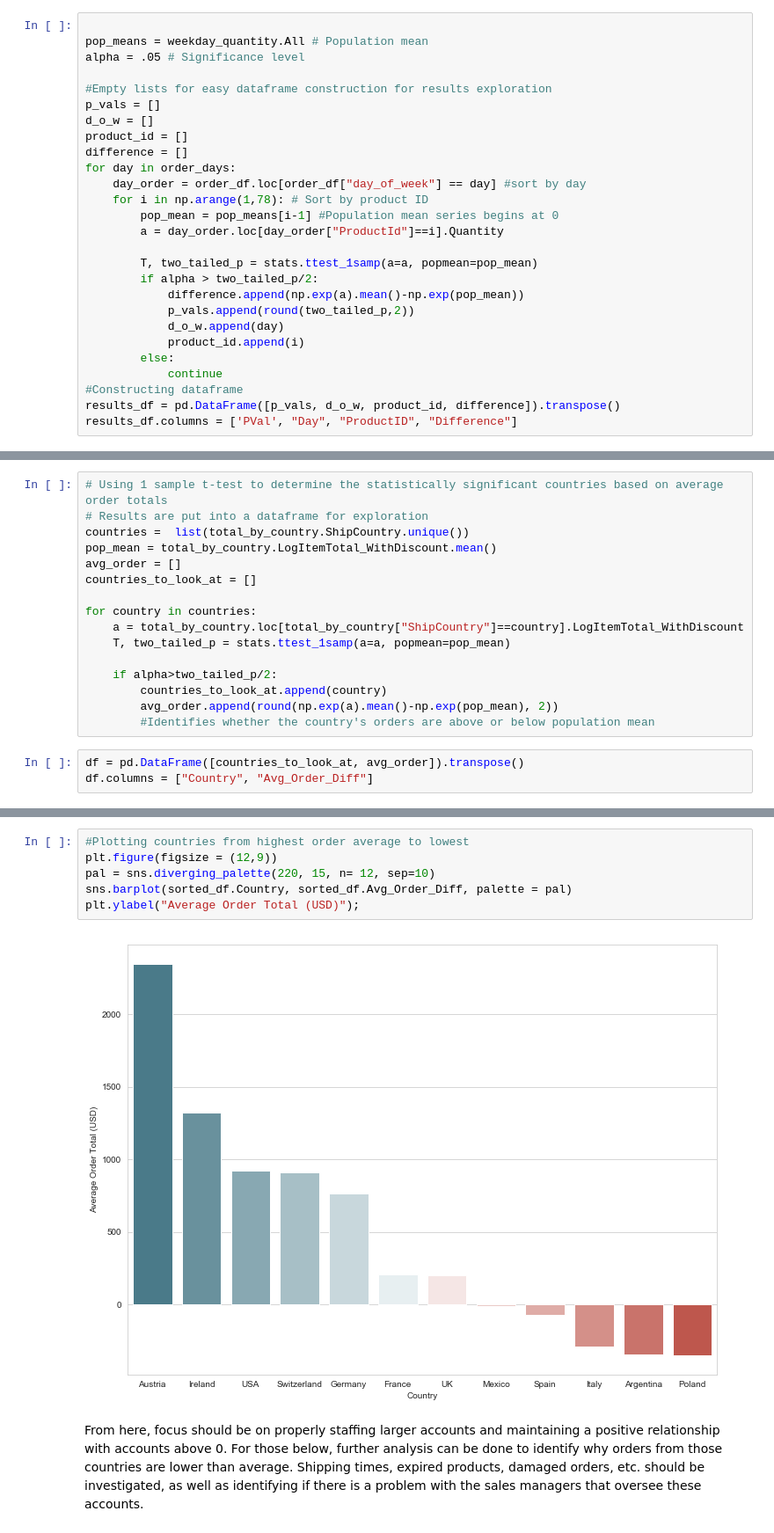
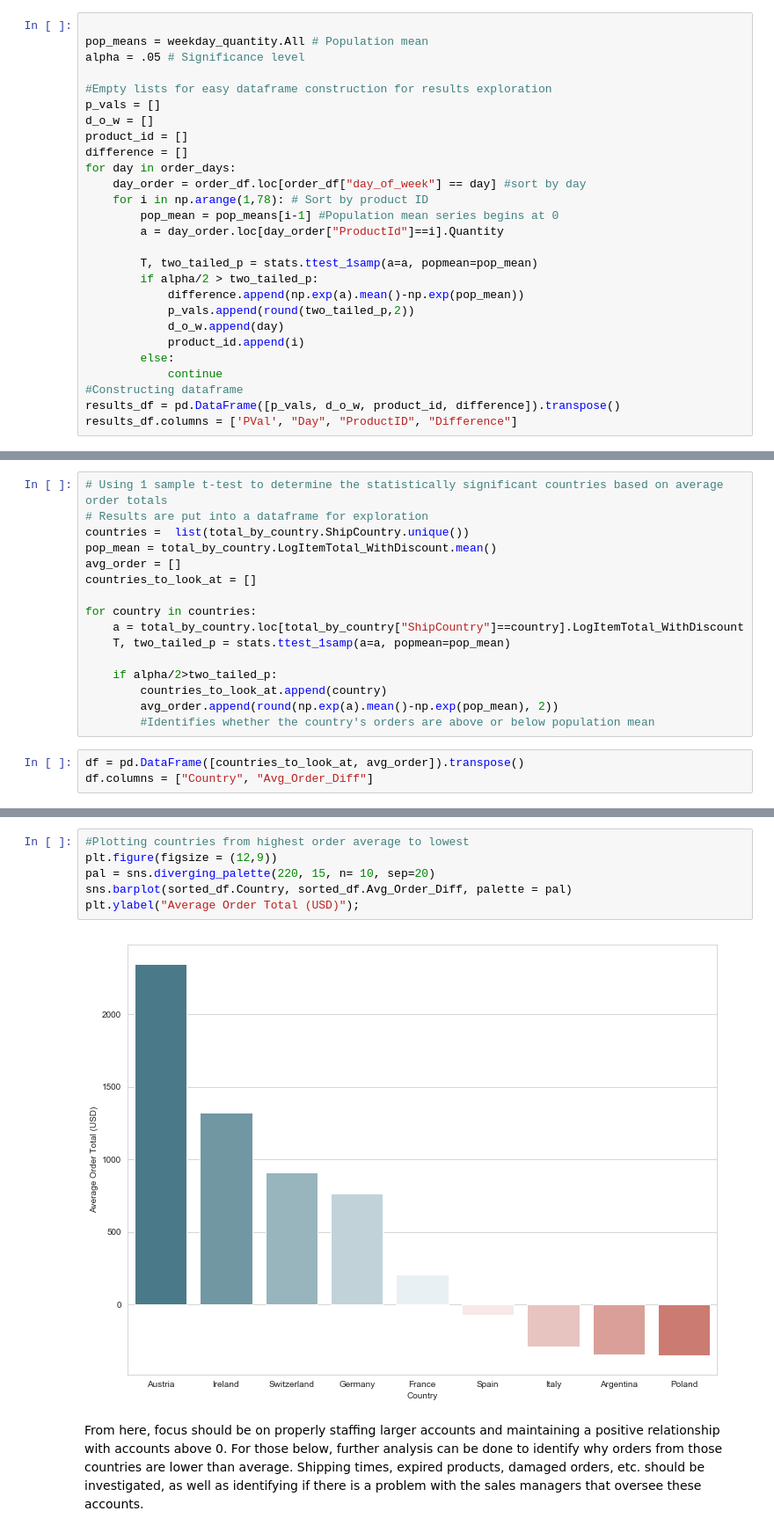
Before and after one commit to akelly66/Flatiron-School, a Jupyter notebook: Mod03/Mod03-Final-Project/Mod03 Final Project.ipynb, the cells around one changed output, grey strips where cells are left out. Shown at 88% size. Cells and saved outputs as stored; diff of their text form.

Commit message:
Fixed two tailed t-test errors

```diff
--- a/Mod03/Mod03-Final-Project/Mod03 Final Project.ipynb
+++ b/Mod03/Mod03-Final-Project/Mod03 Final Project.ipynb
@@ -333,7 +334,7 @@ for day in order_days:
         a = day_order.loc[day_order["ProductId"]==i].Quantity
 
         T, two_tailed_p = stats.ttest_1samp(a=a, popmean=pop_mean)
-        if alpha > two_tailed_p/2:
+        if alpha/2 > two_tailed_p:
             difference.append(np.exp(a).mean()-np.exp(pop_mean))
             p_vals.append(round(two_tailed_p,2))
             d_o_w.append(day)
@@ -477,7 +473,7 @@ for country in countries:
     a = total_by_country.loc[total_by_country["ShipCountry"]==country].LogItemTotal_WithDiscount
     T, two_tailed_p = stats.ttest_1samp(a=a, popmean=pop_mean)
 
-    if alpha>two_tailed_p/2:
+    if alpha/2>two_tailed_p:
         countries_to_look_at.append(country)
         avg_order.append(round(np.exp(a).mean()-np.exp(pop_mean), 2))
         #Identifies whether the country's orders are above or below population mean
@@ -505,11 +498,11 @@ sorted_df
 # %%
 #Plotting countries from highest order average to lowest
 plt.figure(figsize = (12,9))
-pal = sns.diverging_palette(220, 15, n= 12, sep=10)
+pal = sns.diverging_palette(220, 15, n= 10, sep=20)
 sns.barplot(sorted_df.Country, sorted_df.Avg_Order_Diff, palette = pal)
 plt.ylabel("Average Order Total (USD)");
 # %% [output]
-[figure, old version]
+[figure, new version]
 # %% [markdown]
 From here, focus should be on properly staffing larger accounts and maintaining a positive relationship with accounts above 0. For those below, further analysis can be done to identify why orders from those countries are lower than average. Shipping times, expired products, damaged orders, etc. should be investigated, as well as identifying if there is a problem with the sales managers that oversee these accounts.
 # %% [markdown]
```
Also changed, not shown: parts of 8 cells of this notebook.
